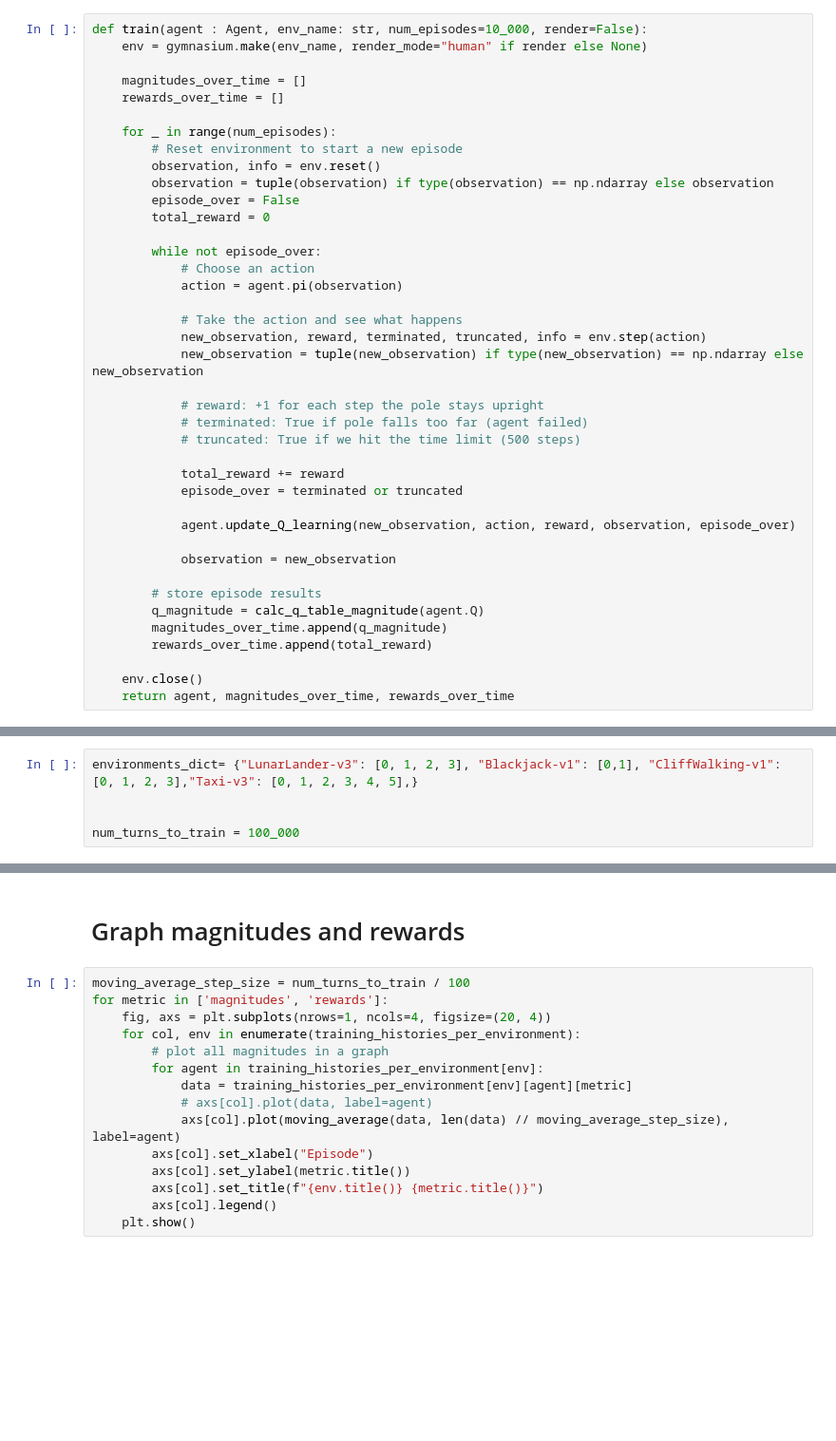
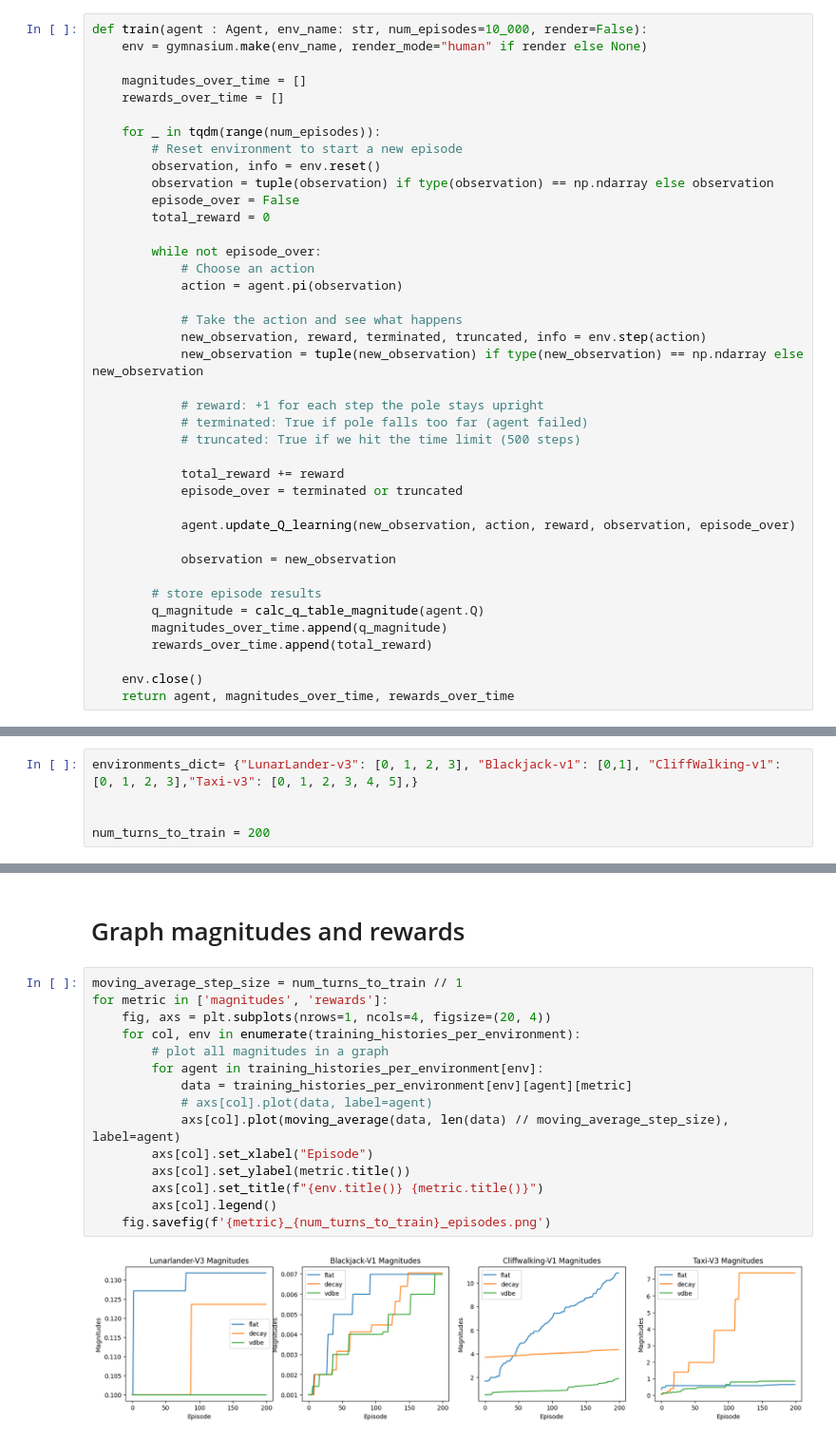
Before and after one commit to schuberte2026/ai_final_project, a Jupyter notebook: value_difference_based_exploration.ipynb, the cells around one changed output, grey strips where cells are left out. Shown at 95% size. Drawn from its saved outputs; the diff is of its cells as text; blank space fills up the shorter version.

Commit message:
Added training script for faster execution

```diff
--- a/value_difference_based_exploration.ipynb
+++ b/value_difference_based_exploration.ipynb
@@ -49,7 +50,7 @@ def train(agent : Agent, env_name: str, num_episodes=10_000, render=False):
     magnitudes_over_time = []
     rewards_over_time = []
 
-    for _ in range(num_episodes):
+    for _ in tqdm(range(num_episodes)):
         # Reset environment to start a new episode
         observation, info = env.reset()
         observation = tuple(observation) if type(observation) == np.ndarray else observation
@@ -88,7 +89,7 @@ def train(agent : Agent, env_name: str, num_episodes=10_000, render=False):
 environments_dict= {"LunarLander-v3": [0, 1, 2, 3], "Blackjack-v1": [0,1], "CliffWalking-v1": [0, 1, 2, 3],"Taxi-v3": [0, 1, 2, 3, 4, 5],}
 
 
-num_turns_to_train = 100_000
+num_turns_to_train = 200
 # %% [markdown]
 # Train Agents
 # %%
@@ -113,17 +129,19 @@ for env_name in environments_dict:
 # %% [markdown]
 # Graph magnitudes and rewards
 # %%
-moving_average_step_size = num_turns_to_train / 100
+moving_average_step_size = num_turns_to_train // 1
 for metric in ['magnitudes', 'rewards']:
     fig, axs = plt.subplots(nrows=1, ncols=4, figsize=(20, 4))
     for col, env in enumerate(training_histories_per_environment):
         # plot all magnitudes in a graph
         for agent in training_histories_per_environment[env]:
             data = training_histories_per_environment[env][agent][metric]
             # axs[col].plot(data, label=agent)
             axs[col].plot(moving_average(data, len(data) // moving_average_step_size), label=agent)
         axs[col].set_xlabel("Episode")
         axs[col].set_ylabel(metric.title())
         axs[col].set_title(f"{env.title()} {metric.title()}")
         axs[col].legend()
-    plt.show()
+    fig.savefig(f'{metric}_{num_turns_to_train}_episodes.png')
+# %% [output]
+[figure, added]
```
Also changed, not shown: parts of 3 cells of this notebook, 1 other file.
